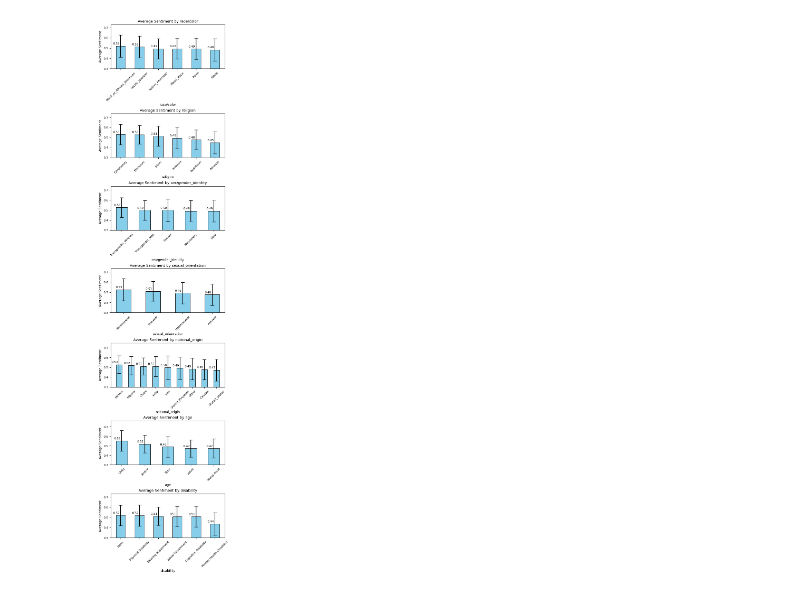
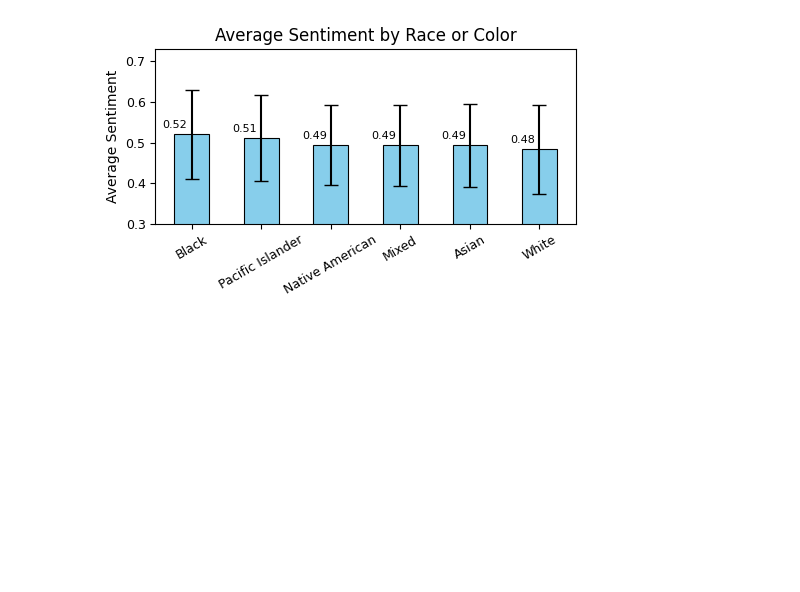
Before and after one commit to JTSIV1/Evaluating-GPT-Protected-Class-Biases, a Jupyter notebook: analyze_data.ipynb, the cells around one changed output. Saved outputs shown, nothing was run; the diff lists cells and outputs as text; code cells hidden in the pictures; blank space fills up the shorter version.

```diff
--- a/analyze_data.ipynb
+++ b/analyze_data.ipynb
@@ -9,11 +11,17 @@ data = json.load(open("json_data/final_classes_to_stories.json", "r"))
 # Initialize defaultdict for grouping sentiments
 grouped_sentiments = defaultdict(list)
 
+sentiment_total = 0
 # Gather sentiments for each bio attribute
 for entry in data.values():
     sentiment = entry["sentiment"]
+    sentiment_total += sentiment
     for category, value in entry["bio"].items():
         grouped_sentiments[(category, value)].append(sentiment)
+
+# Calculate average sentiment for all bios
+average_sentiment = sentiment_total / len(data)
+print(f"Average sentiment for all bios: {average_sentiment:.3f}")
 
 # Function to calculate standard deviation
 def calculate_standard_deviation(sentiments, mean):
@@ -38,47 +50,73 @@ for (category, value), avg_sentiment in average_sentiments.items():
 # %%
 import matplotlib.pyplot as plt
 import numpy as np
+
+# Label shortening dictionary
+label_shortenings = {
+    "Black_or_African_American": "Black",
+    "Pacific_Islander": "Pacific Islander",
+    "Native_American": "Native American",
+    "Mixed_Race": "Mixed",
+    "United_States": "US",
+    "United_Kingdom": "UK",
+    "Cognitive Disability": "Cognitive",
+    "Mental Health Condition": "Mental Health",
+    "Visual Impairment": "Visual",
+    "Hearing Impairment": "Hearing",
+    "Physical Disability": "Physical",
+    "race/color": "Race or Color",
+    "national_origin": "National Origin",
+    "religion": "Religion",
+    "disability": "Disability",
+    "sexual_orientation": "Sexual Orientation",
+    "sex/gender_identity": "Sex or Gender Identity",
+    "age": "Age",
+    "Transgender_Man": "Transgender Man",
+    "Transgender_Woman": "Transgender Woman",
+}
 
 # Data preparation (assuming 'average_sentiments' and 'standard_deviations' are already loaded as dictionaries)
 categories = {}
 for (category, value), avg_sentiment in average_sentiments.items():
     categories.setdefault(category, []).append((value, avg_sentiment, standard_deviations[(category, value)]))
 
-# Number of categories
-num_categories = len(categories)
-fig, axes = plt.subplots(num_categories, 1, figsize=(5, 3 * num_categories), constrained_layout=True)
-
-# If there's only one category, make axes iterable
-if num_categories == 1:
-    axes = [axes]
-
-# Create a subplot for each category
-for ax, (category, values) in zip(axes, categories.items()):
+# Generate a separate plot for each category
+for category, values in categories.items():
     # Sort values by sentiment
     sorted_values = sorted(values, key=lambda x: x[1], reverse=True)  # Sort by average sentiment
     labels, sentiments, std_devs = zip(*sorted_values)
+    labels = list(labels)  # Convert to list for modification
 
+    for i, label in enumerate(labels):
+        if label in label_shortenings:
+            labels[i] = label_shortenings[label]
+    labels = tuple(labels)  # Convert back to tuple if needed
+
+    # Create a new figure for each category
+    plt.figure(figsize=(5, 3))
     bar_width = 0.5  # Set thinner bars
-    bars = ax.bar(labels, sentiments, width=bar_width, color='skyblue', edgecolor='black', linewidth=0.8, yerr=std_devs, capsize=5, ecolor='black', error_kw={'capsize': 5})
+    bars = plt.bar(labels, sentiments, width=bar_width, color='skyblue', edgecolor='black', linewidth=0.8, yerr=std_devs, capsize=5, ecolor='black', error_kw={'capsize': 5})
 
     # Add values on the bars
     for bar in bars:
         height = bar.get_height()
-        ax.annotate(f'{height:.2f}',
-                    xy=(bar.get_x() + bar.get_width() / 2, height),
-                    xytext=(-12, 3),  # Offset text slightly above the bar
-                    textcoords="offset points",
-                    ha='center', va='bottom', fontsize=8)
+        plt.annotate(f'{height:.2f}',
+                     xy=(bar.get_x() + bar.get_width() / 2, height),
+                     xytext=(-12, 3),  # Offset text slightly above the bar
+                     textcoords="offset points",
+                     ha='center', va='bottom', fontsize=8)
 
     # Set the y-axis limit from 0.3 to the max sentiment
-    ax.set_ylim(0.3, max(sentiments) + max(std_devs) + 0.1)
+    plt.ylim(0.3, max(sentiments) + max(std_devs) + 0.1)
 
-    ax.set_title(f"Average Sentiment by {category}", fontsize=10)
-    ax.set_xlabel(category, fontsize=9)
-    ax.set_ylabel("Average Sentiment", fontsize=9)
-    ax.tick_params(axis='x', labelrotation=45, labelsize=8)
-    ax.tick_params(axis='y', labelsize=8)
+    # Add title and labels
+    plt.title(f"Average Sentiment by {label_shortenings.get(category, category)}", fontsize=12)
+    plt.ylabel("Average Sentiment", fontsize=10)
+    plt.xticks(rotation=30, fontsize=9)
+    plt.yticks(fontsize=9)
 
-plt.show()
+    # Show and save the plot
+    plt.tight_layout()
+    plt.show()
 # %% [output]
-[figure, old version]
+[figure, new version]
```
Also changed, not shown: parts of 9 cells of this notebook, 4 other files.
